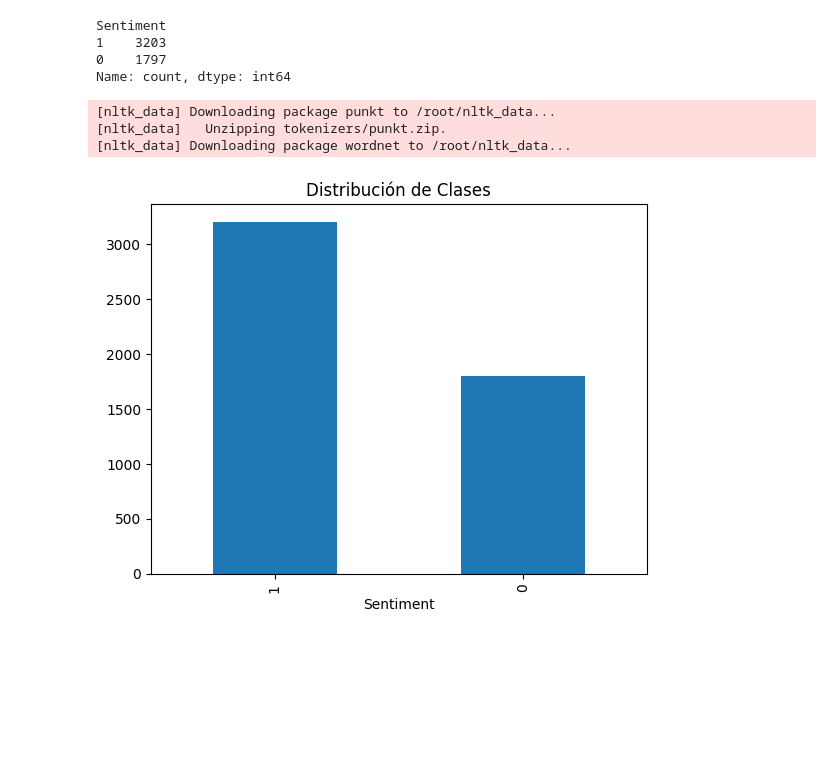
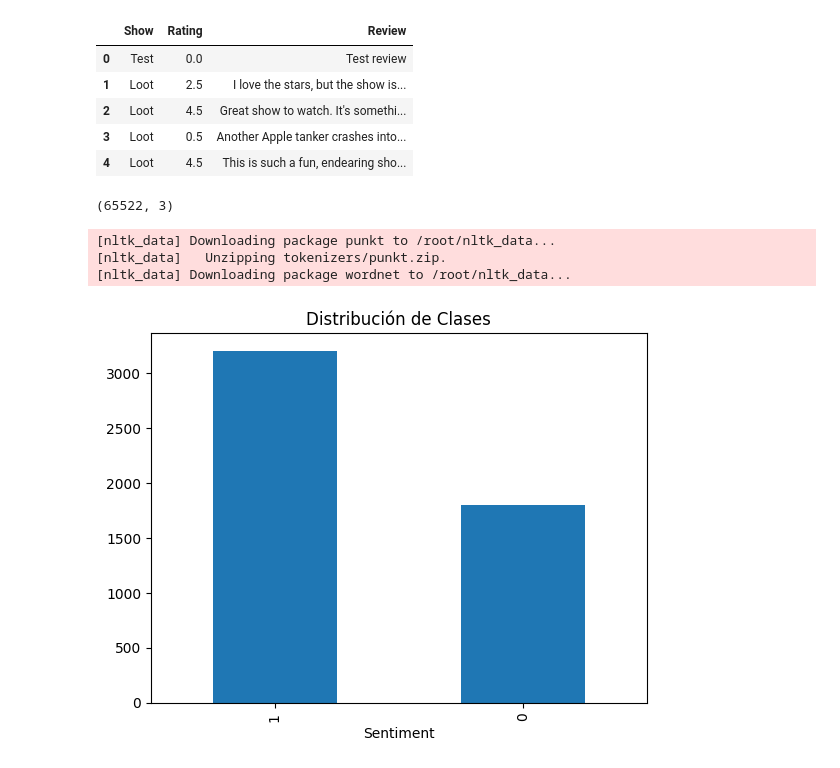
Before and after one commit to EzeRivero/Data-Science-III, a Jupyter notebook: DS3_Rivero_Final.ipynb, the cells around one changed output. Cells and saved outputs as stored; diff of their text form; code cells hidden in the pictures; blank space fills up the shorter version.

```diff
--- a/DS3_Rivero_Final.ipynb
+++ b/DS3_Rivero_Final.ipynb
@@ -3,19 +21,32 @@
+# %%
+import pandas as pd
+from sklearn.model_selection import train_test_split
+import re
+import spacy
+import nltk
+from nltk.tokenize import word_tokenize
+from nltk.stem import WordNetLemmatizer
+from sklearn.feature_extraction.text import TfidfVectorizer
+import matplotlib.pyplot as plt
+from collections import Counter
+
+# 1. Cargar datos
+url = 'https://raw.githubusercontent.com/EzeRivero/Data-Science-III/refs/heads/main/audience_reviews.csv'
+df = pd.read_csv(url)
+
+df.head()
+# %% [output]
+|  | Show | Rating | Review |
+| 0 | Test | 0.0 | Test review |
+| 1 | Loot | 2.5 | I love the stars, but the show is... |
+| 2 | Loot | 4.5 | Great show to watch. It's somethi... |
+| 3 | Loot | 0.5 | Another Apple tanker crashes into... |
+| 4 | Loot | 4.5 | This is such a fun, endearing sho... |
+# %%
+df.shape
+# %% [output]
+(65522, 3)
 # %%
-import pandas as pd
-from sklearn.model_selection import train_test_split
-import re
-import spacy
-import nltk
-from nltk.tokenize import word_tokenize
-from nltk.stem import WordNetLemmatizer
-from sklearn.feature_extraction.text import TfidfVectorizer
-import matplotlib.pyplot as plt
-from collections import Counter
-
-# 1. Cargar datos
-url = 'https://raw.githubusercontent.com/EzeRivero/Data-Science-III/refs/heads/main/audience_reviews.csv'
-df = pd.read_csv(url)
-
 # 2. Crear la variable objetivo (Clasificación Binaria)
 # Consideramos reseñas > 3.0 como Positivas (1) y <= 3.0 como Negativas (0)
 df['Sentiment'] = df['Rating'].apply(lambda x: 1 if x > 3.0 else 0)
@@ -29,11 +60,6 @@ df_sample, _ = train_test_split(df, train_size=5000, stratify=df['Sentiment'], r
 
 # Verificamos
 print(df_sample['Sentiment'].value_counts())
-# %% [output]
-Sentiment
-1    3203
-0    1797
-Name: count, dtype: int64
 # %%
 nltk.download('punkt')
 nltk.download('wordnet')
```
Also changed, not shown: parts of 1 cell of this notebook.
